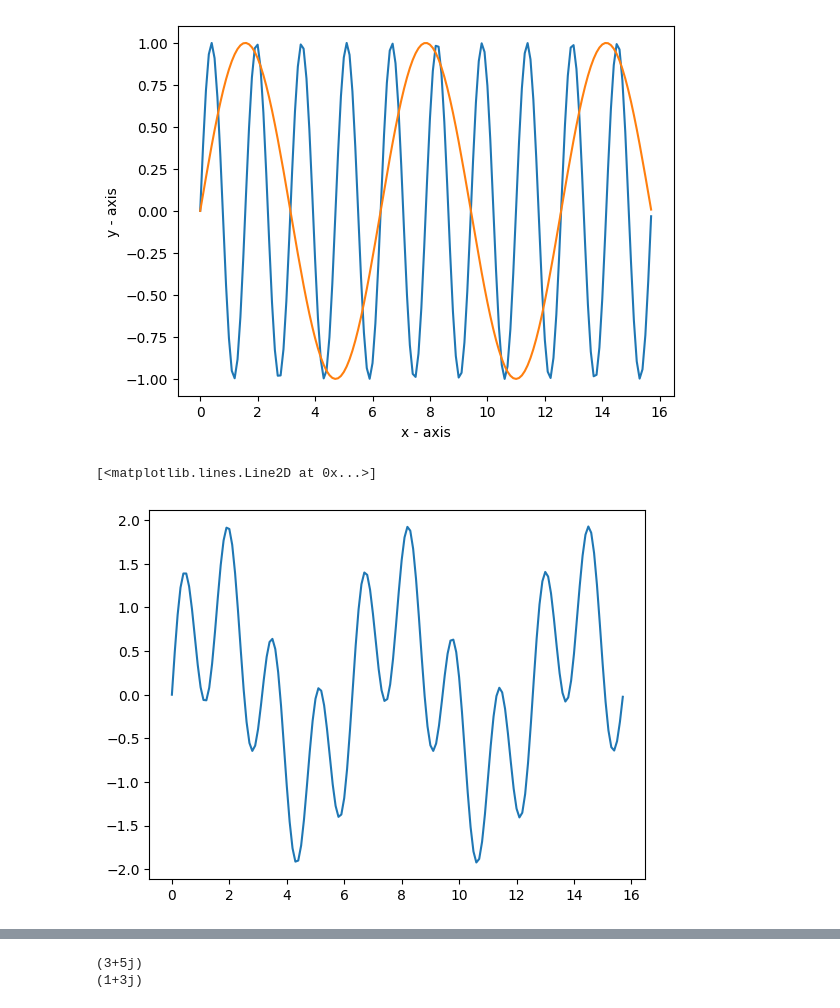
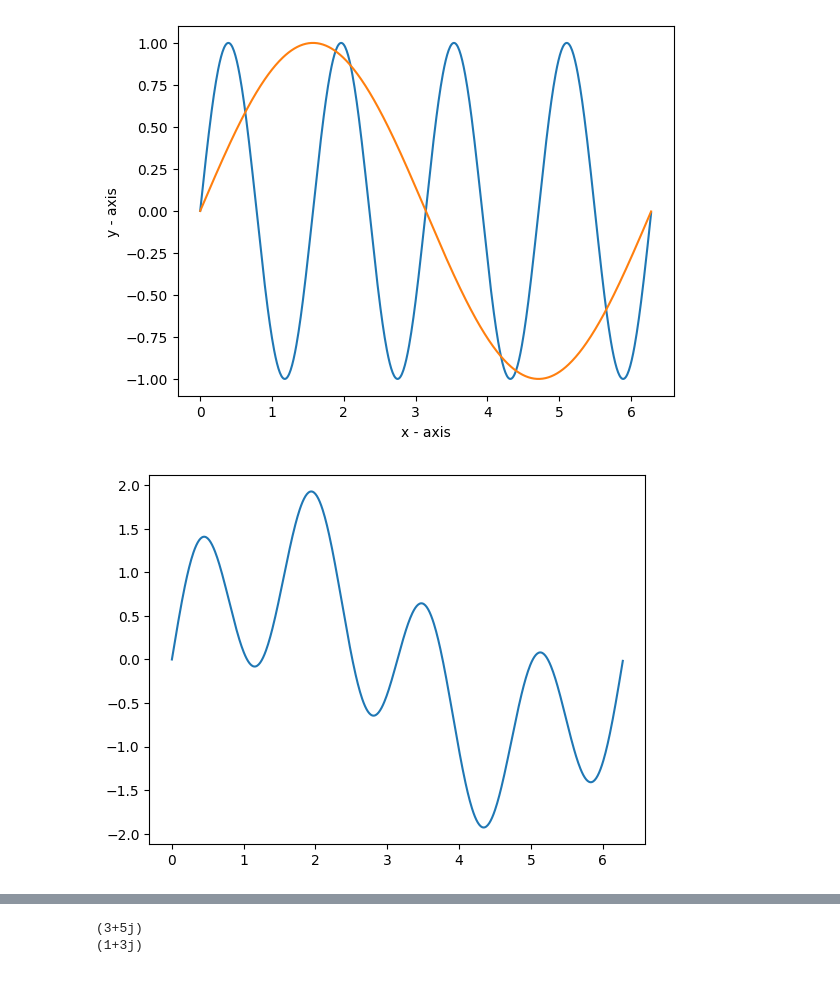
Before and after one commit to pranjalashutosh/sample-respository, a Jupyter notebook: Learning_graphing.ipynb, the cells around one changed output, grey strips where cells are left out. Cells and saved outputs as stored; diff of their text form; code cells hidden in the pictures.

```diff
--- a/Learning_graphing.ipynb
+++ b/Learning_graphing.ipynb
@@ -8,27 +4,21 @@ from scipy.integrate import cumulative_trapezoid
 # %%
-
-x=smp.symbols('x',real=True)
-x = np.arange(0, 5*np.pi,0.1)
-y=np.sin(4*x)
-y1=np.sin(x) # 1st wave
-plt.plot(x,y) # 2nd wave with different frequency
+x = np.arange(0, 2*np.pi,0.01)
+y=np.sin(4*x)# 1st wave
+y1=np.sin(x) # 2nd wave with different frequency
+plt.plot(x,y)
 plt.plot(x,y1)
 plt.xlabel('x - axis')
 plt.ylabel('y - axis')
 plt.show()
-
-#time=np.arange(0,10,0.1)
-#y=np.sin(np.pi*time)
-#plt.plot(time,y)
 # %% [output]
-[figure, old version]
+[figure, new version]
 # %%
-# Plotting the added version of the two sine wave presented above:
+# Plotting the added version of the two sine wave with different frequencies presented above:
 gt=y+y1
-
 plt.plot(x,gt)
+plt.show()
+# This is to show that we can add Sine waves together to get a new complex wave.
 # %% [output]
-[<matplotlib.lines.Line2D at 0x...>]
-[figure, old version]
+[figure, new version]
 # %%
 # Plotting Fourier Series
```
Also changed, not shown: parts of 8 cells of this notebook.
